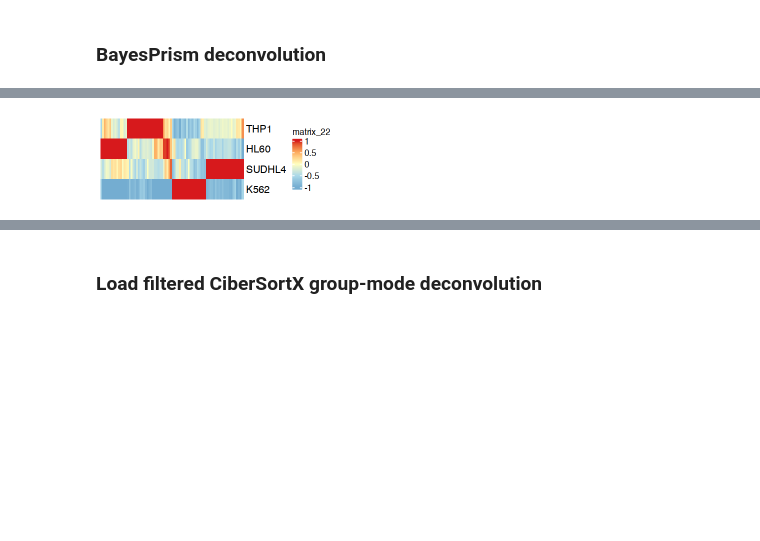
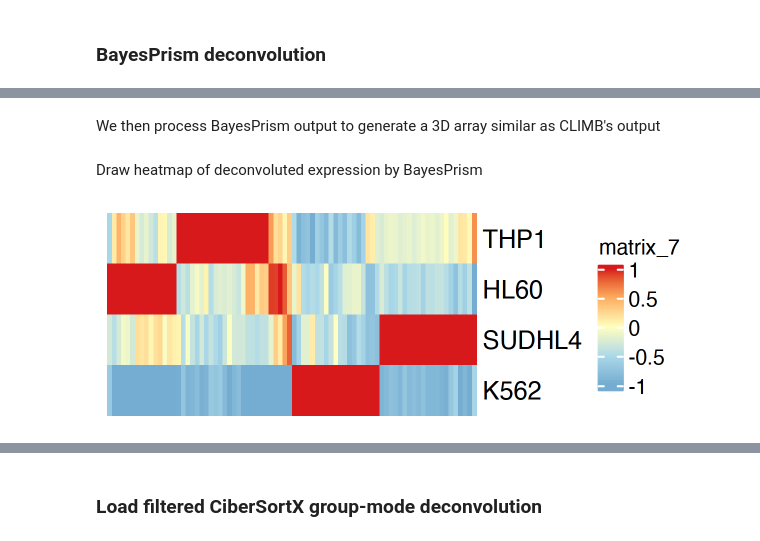
Before and after one commit to alexdray86/coudray2023, a Jupyter notebook: Fig4_expression_deconvolution.ipynb, the cells around one changed output, grey strips where cells are left out. Drawn from its saved outputs; the diff is of its cells as text; code cells hidden in the pictures; blank space fills up the shorter version.

```diff
--- a/Fig4_expression_deconvolution.ipynb
+++ b/Fig4_expression_deconvolution.ipynb
@@ -248,6 +296,3 @@ Bulk to single-cell mapping for prediction of cell-type abundance / expression
 Cell-type abundance prediction done.
 
 Starting high-resolution expression deconvolution
-# %%
-bulk_pure_lines = read.csv('data/invitro_climb/bulkrna_pure_cell_lines.csv', row.names = 'X')
-all(rownames(bulk_pure_lines) == rownames(bulk.es))
@@ -287,2 +299,5 @@ climb_expr_overall = climb_out.invitro$expr.overall[celltype_markers,colnames(bu
-# %%
-bulk_pure_lines.markers = bulk_pure_lines[rownames(climb_expr_overall), colnames(climb_expr_overall)]
+# %%
+# Extract gene expression deconvoluted by CLIMB in overall mode:
+climb_expr_overall = climb_out.invitro$expr.overall[celltype_markers,cell_line_names]
+# Get ground truth cell line expression for the same set of markers
+bulk_pure_lines.markers = bulk_pure_lines[rownames(climb_expr_overall),cell_line_names]
@@ -371,3 +386,3 @@ saveRDS(bp.res, 'results/fig4/bayesprism_out_invitro.RDS')
-# %%
-bp.res = readRDS('results/fig4/bayesprism_out_invitro.RDS')
+# %% [markdown]
+We then process BayesPrism output to generate a 3D array similar as CLIMB's output
 # %%
@@ -400,11 +413,11 @@ S_bayesprism_invitro_meanK_markers = S_bayesprism_invitro_meanK[rownames(bulk_pu
+# %% [markdown]
+Draw heatmap of deconvoluted expression by BayesPrism
 # %%
-options(repr.plot.width=4, repr.plot.height=1.5)
-h3 <- Heatmap(scale(t(log2(S_bayesprism_invitro_meanK_markers+1))), show_column_names = F, show_row_dend = F, show_column_dend = F,
+options(repr.plot.width=4, repr.plot.height=1.5, repr.plot.res=300)
+Heatmap(scale(t(log2(S_bayesprism_invitro_meanK_markers+1))), show_column_names = F, show_row_dend = F, show_column_dend = F,
               row_order = row_h, column_order=col_h, col=col_fun)
-h3 <- draw(h3)
-#pdf('results/fig4/invitro_bayesprism_markers.pdf', width=4, height=1.5) ; h3 ; dev.off()
 # %% [output]
-[figure, old version]
+[figure, new version]
 # %%
 melt_expr_markers.bp = cbind(melt(scale(t(log2(bulk_pure_lines.markers+1)))),
                              melt(scale(t(log2(S_bayesprism_invitro_meanK_markers+1)))))[,c(1,2,3,6)]
```
Also changed, not shown: parts of 114 cells of this notebook.
